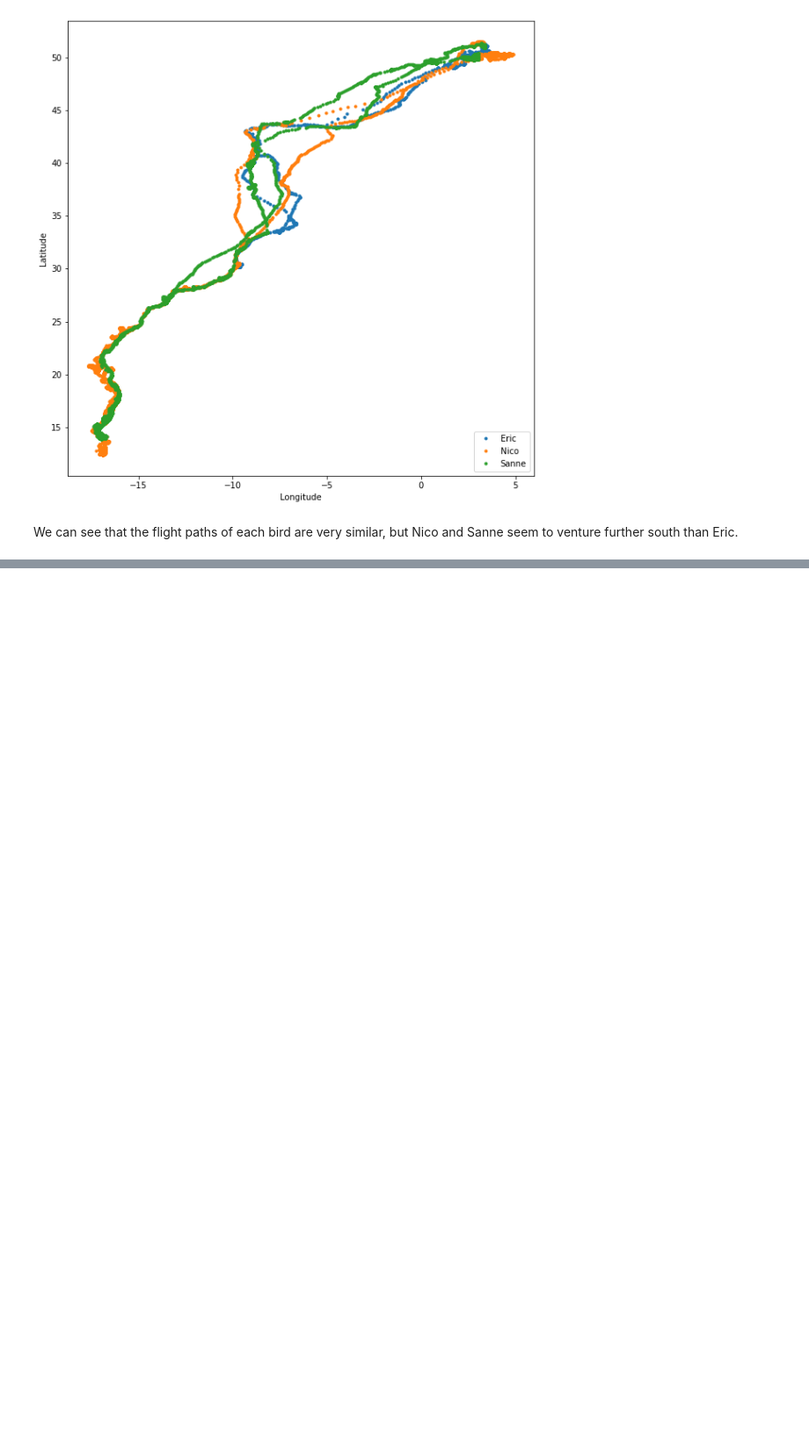
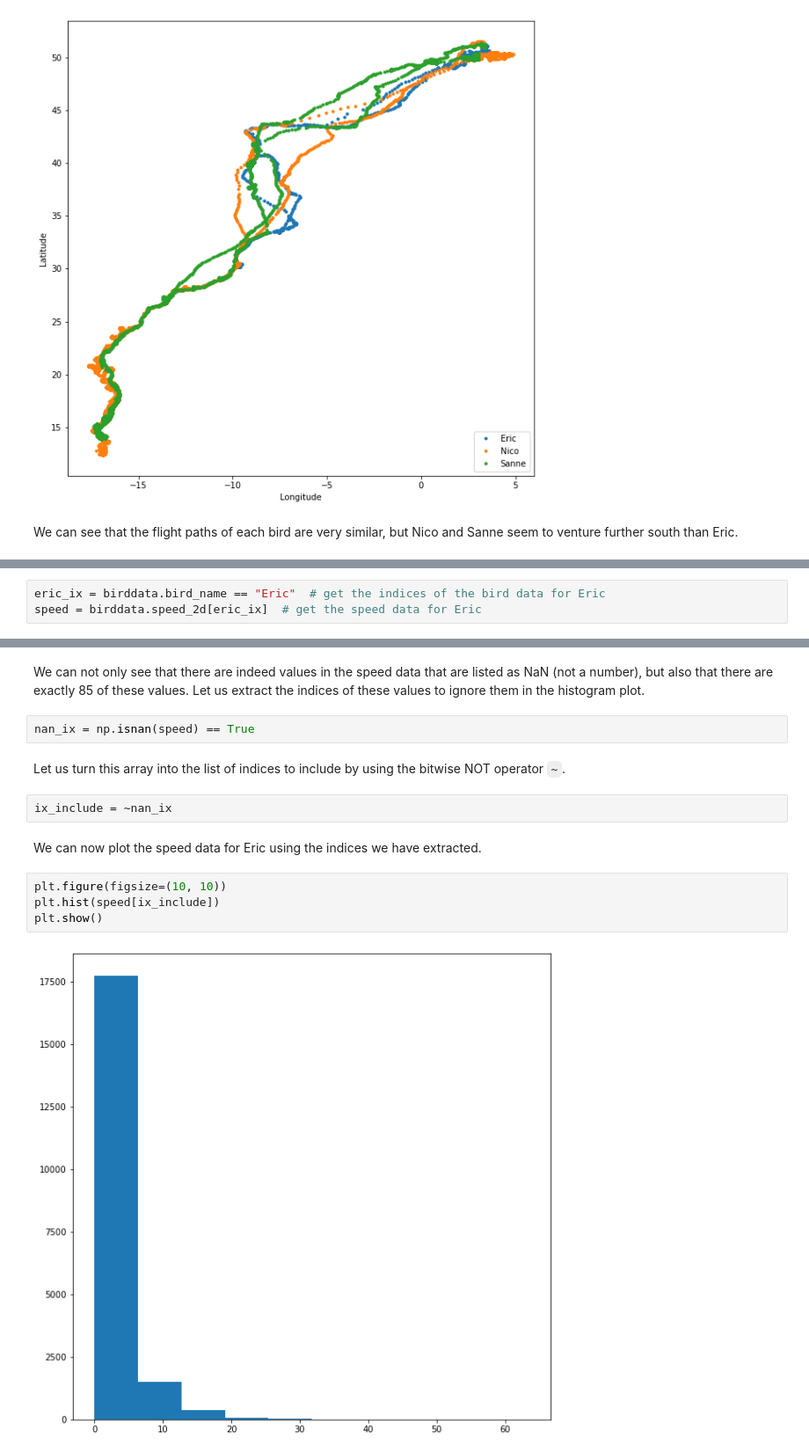
Before and after one commit to akhilkarra/python-lab, a Jupyter notebook: notebooks/PH526x/week4/week4_notes.ipynb, the cells around one changed output, grey strips where cells are left out. Shown at 88% size. Cells and saved outputs as stored; diff of their text form; blank space fills up the shorter version.

```diff
--- a/notebooks/PH526x/week4/week4_notes.ipynb
+++ b/notebooks/PH526x/week4/week4_notes.ipynb
@@ -336,0 +341,3 @@ We can see that the flight paths of each bird are very similar, but Nico and San
+# %%
+eric_ix = birddata.bird_name == "Eric"  # get the indices of the bird data for Eric
+speed = birddata.speed_2d[eric_ix]  # get the speed data for Eric
@@ -336,0 +361,16 @@ We can see that the flight paths of each bird are very similar, but Nico and San
+# %% [markdown]
+We can not only see that there are indeed values in the speed data that are listed as NaN (not a number), but also that there are exactly 85 of these values. Let us extract the indices of these values to ignore them in the histogram plot.
+# %%
+nan_ix = np.isnan(speed) == True
+# %% [markdown]
+Let us turn this array into the list of indices to include by using the bitwise NOT operator ``~``.
+# %%
+ix_include = ~nan_ix
+# %% [markdown]
+We can now plot the speed data for Eric using the indices we have extracted.
+# %%
+plt.figure(figsize=(10, 10))
+plt.hist(speed[ix_include])
+plt.show()
+# %% [output]
+[figure, added]
```
Also changed, not shown: parts of 10 cells of this notebook.
